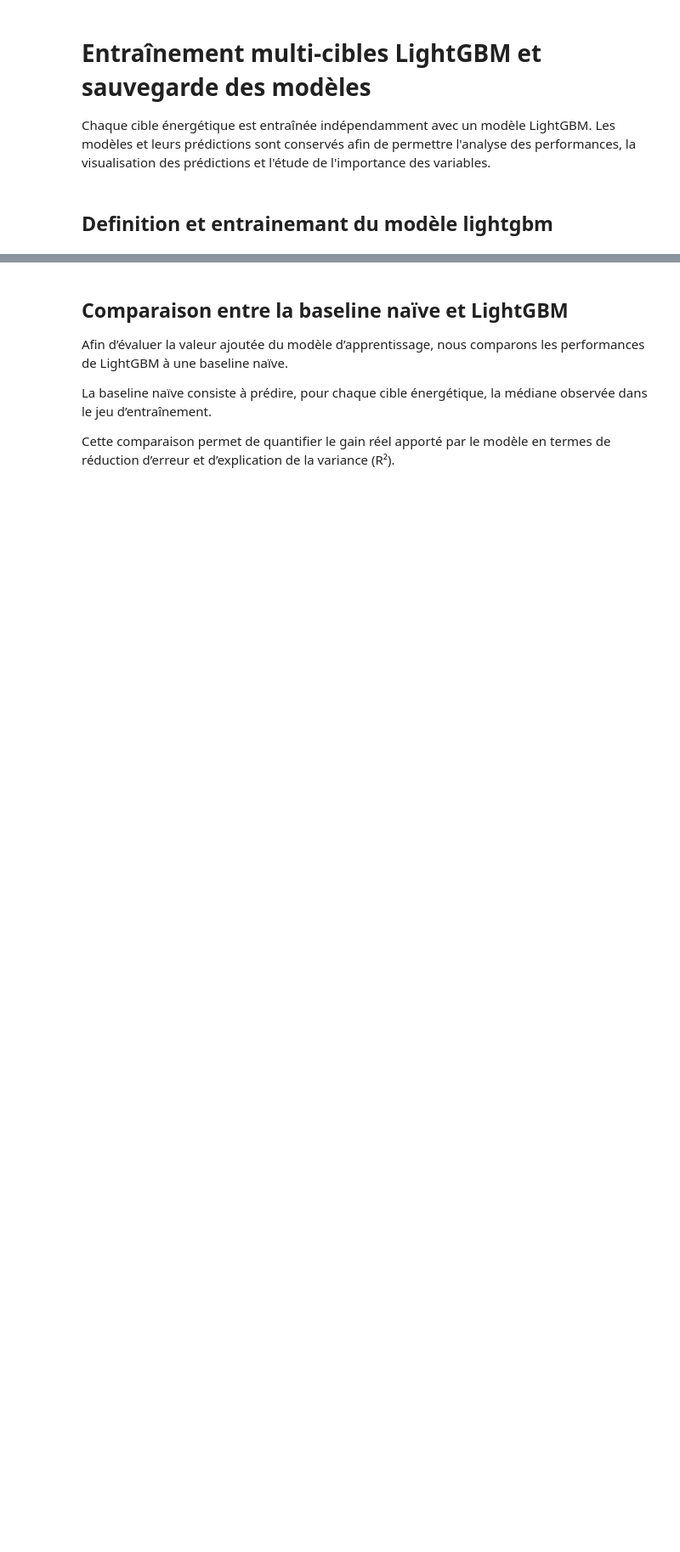
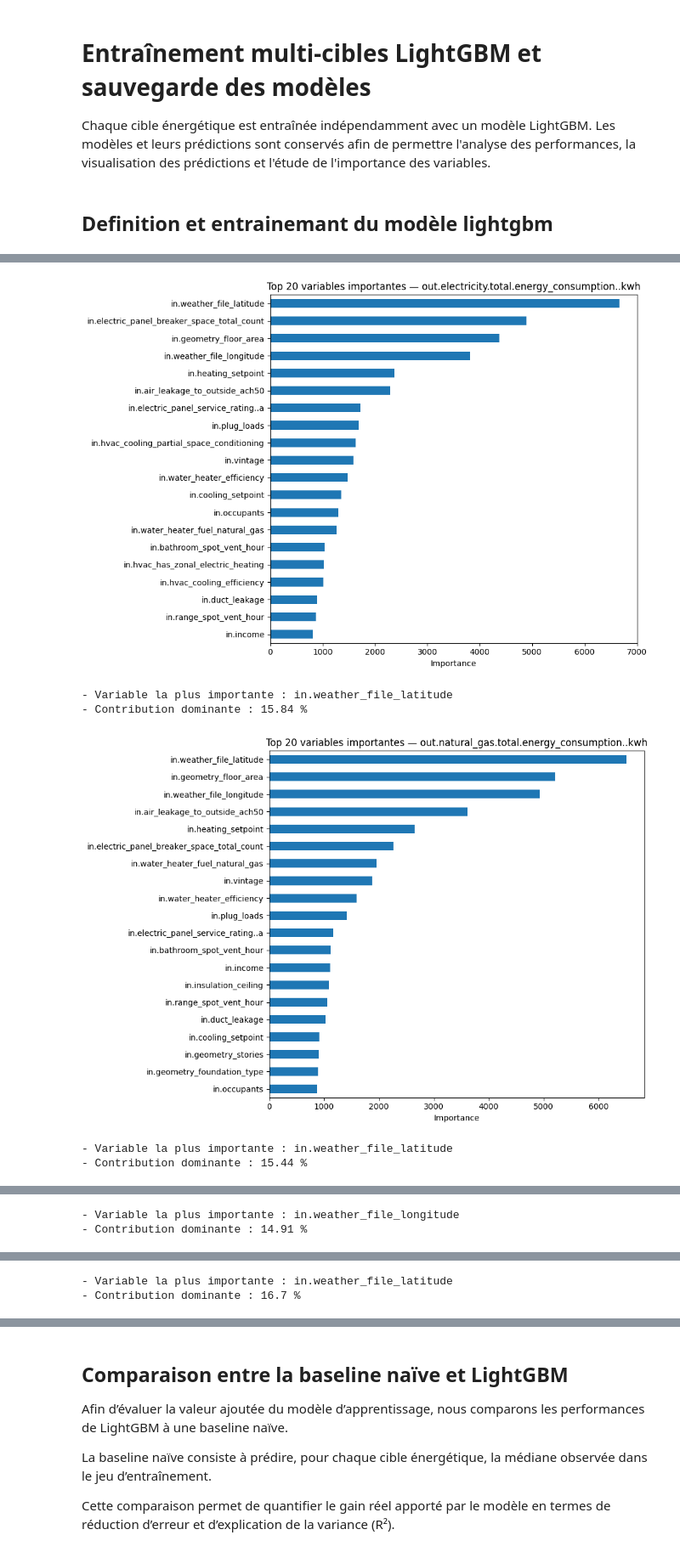
Before and after one commit to BOUBAKERAMDY/FlexiMax, a Jupyter notebook: notebooks/05_deeplearning/lightgbm_stratified.ipynb, the cells around one changed output, grey strips where cells are left out. Shown at 85% size. Saved outputs shown, nothing was run; the diff lists cells and outputs as text; code cells hidden in the pictures; blank space fills up the shorter version.

```diff
--- a/notebooks/05_deeplearning/lightgbm_stratified.ipynb
+++ b/notebooks/05_deeplearning/lightgbm_stratified.ipynb
@@ -37,7 +36,9 @@ print(X_train.shape, X_test.shape)
 # %%
 
 
-labels = pd.read_parquet(DATA_PROCESSED / "cluster_labels.parquet")
+labels = pd.read_parquet(
+    DATA_PROCESSED / "cluster_labels.parquet"
+)
 
 stratum_train = labels.iloc[idx_train]["stratum_final"]
 
@@ -422,19 +117,0 @@ pd.DataFrame(overfit).T
-# %%
-from collections import Counter
-
-counter = Counter()
-
-for target in Y.columns:
-    importance = pd.Series(
-        models[target].feature_importances_,
-        index=X_train_final.columns
-    )
-
-    counter.update(importance.nlargest(20).index)
-
-importance_global = (
-    pd.DataFrame(counter.items(), columns=["Variable", "Occurrences"])
-    .sort_values("Occurrences", ascending=False)
-)
-
-importance_global
@@ -458,0 +205,26 @@ importance_global
+# %%
+for target in Y.columns:
+    importance = pd.Series(
+        models[target].feature_importances_,
+        index=X_train_final.columns
+    )
+
+    top20 = importance.nlargest(20)
+
+    plt.figure(figsize=(10,7))
+    top20.sort_values().plot(kind="barh")
+
+    plt.title(f"Top 20 variables importantes — {target}")
+    plt.xlabel("Importance")
+    plt.tight_layout()
+
+    plt.show()
+    print("- Variable la plus importante :", top20.index[0])
+    print("- Contribution dominante :", round(top20.iloc[0] / top20.sum() * 100, 2), "%")
+# %% [output]
+[figure, added]
+- Variable la plus importante : in.weather_file_latitude
+- Contribution dominante : 15.84 %
+[figure, added]
+- Variable la plus importante : in.weather_file_latitude
+- Contribution dominante : 15.44 %
@@ -458,0 +232,2 @@ importance_global
+- Variable la plus importante : in.weather_file_longitude
+- Contribution dominante : 14.91 %
@@ -458,0 +235,2 @@ importance_global
+- Variable la plus importante : in.weather_file_latitude
+- Contribution dominante : 16.7 %
```
Also changed, not shown: parts of 14 cells of this notebook, 1 other file.
